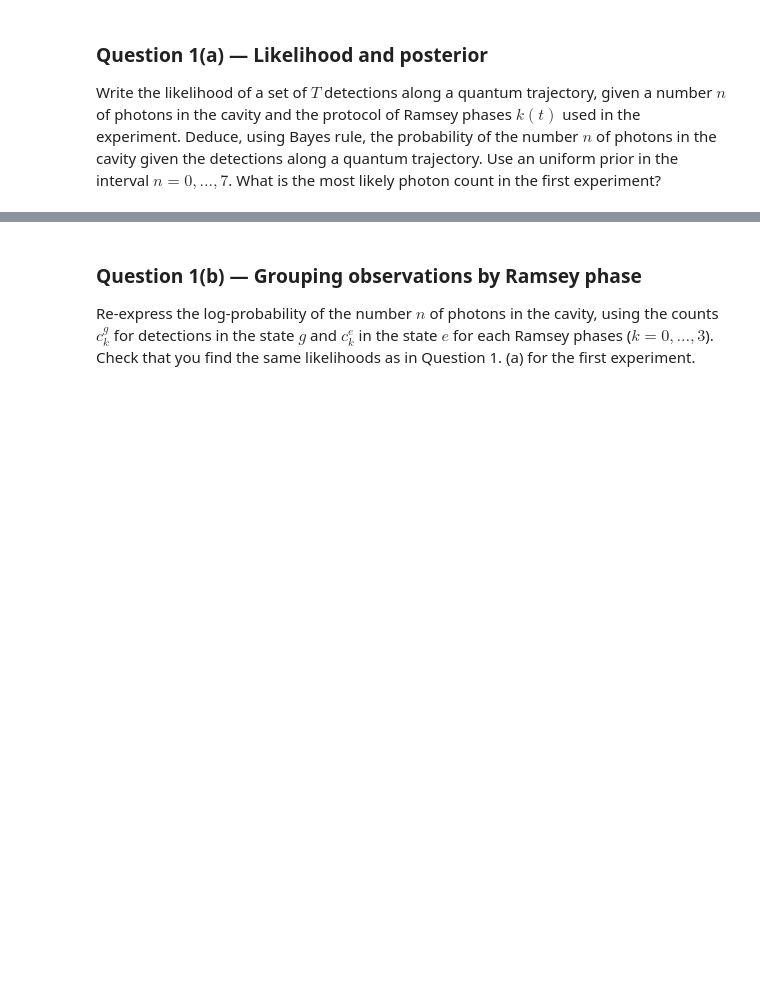
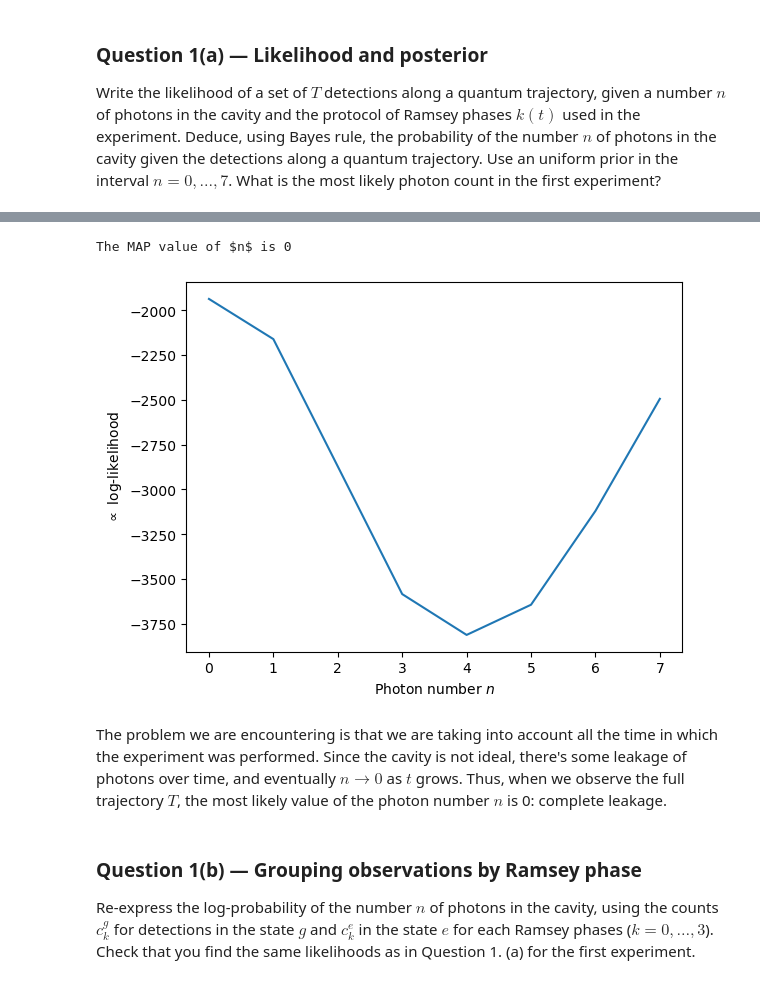
Before and after one commit to Marshhall/Bayesian_QND_Photon_Counting, a Jupyter notebook: QND.ipynb, the cells around one changed output, grey strips where cells are left out. Saved outputs shown, nothing was run; the diff lists cells and outputs as text; code cells hidden in the pictures; blank space fills up the shorter version.

```diff
--- a/QND.ipynb
+++ b/QND.ipynb
@@ -39,11 +41,6 @@ import csv
 import pandas as pd
 from scipy import stats
 import math
-
-# Set global font sizes for labels and ticks
-plt.rcParams['axes.labelsize'] = 20    # axis labels (xlabel, ylabel)
-plt.rcParams['xtick.labelsize'] = 16   # x-axis tick labels
-plt.rcParams['ytick.labelsize'] = 16   # y-axis tick labels
 # %% [markdown]
 ### 0) Read the data
 # %%
@@ -125,0 +108,9 @@ The most likely number of photon is 0
+# %%
+A = 0.551
+B = 0.698
+Phi = 0.233 * np.pi
+phases = np.array([-0.836, 0.033, 0.905, 1.442])
+n = np.arange(8)
+T = G.shape[1]
+phase_t = phases[np.arange(T) % 4]
+phase_t.shape
@@ -126,3 +132,18 @@ The most likely number of photon is 0
+# %%
+p_g = A - (B/2) * np.cos(n[:, None]*Phi + phase_t[None, :])
+p_e = 1. - p_g
+logL = (E[0] * np.log(p_e) + G[0] * np.log(p_g)).sum(axis=1)
+
+plt.plot(n, logL)
+plt.xlabel(r"Photon number $n$")
+plt.ylabel(r"$\propto$ log-likelihood")
+
+print(r"The MAP value of $n$ is", np.argmax(logL))
+# %% [output]
+The MAP value of $n$ is 0
+[figure, added]
+# %% [markdown]
+The problem we are encountering is that we are taking into account all the time in which the experiment was performed. Since the cavity is not ideal, there's some leakage of photons over time, and eventually $n \to 0$ as $t$ grows. Thus, when we observe the full trajectory $T$, the most likely value of the photon number $n$ is 0: complete leakage.
 # %% [markdown]
 ### Question 1(b) — Grouping observations by Ramsey phase
 Re-express the log-probability of the number $n$ of photons in the cavity, using the counts $c^g_k$ for
```
Also changed, not shown: parts of 13 cells of this notebook.
